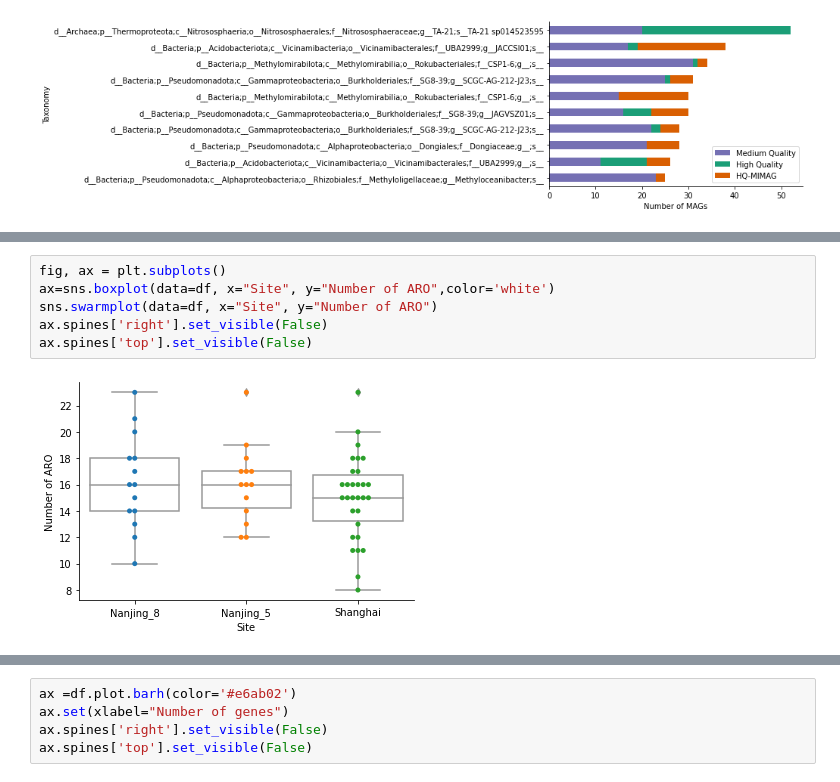
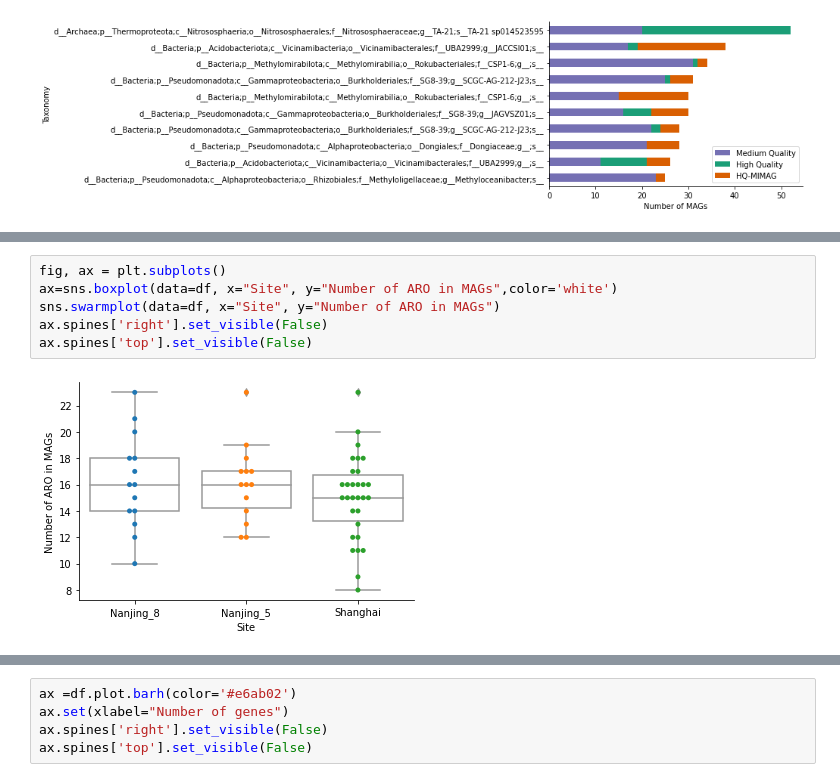
Before and after one commit to BigDataBiology/Duan2026_urban_soil, a Jupyter notebook: analysis/analysis.ipynb, the cells around one changed output, grey strips where cells are left out. Drawn from its saved outputs; the diff is of its cells as text.

```diff
--- a/analysis/analysis.ipynb
+++ b/analysis/analysis.ipynb
@@ -427,8 +427,8 @@ df
 # %%
 fig, ax = plt.subplots()
-ax=sns.boxplot(data=df, x="Site", y="Number of ARO",color='white')
-sns.swarmplot(data=df, x="Site", y="Number of ARO")
+ax=sns.boxplot(data=df, x="Site", y="Number of ARO in MAGs",color='white')
+sns.swarmplot(data=df, x="Site", y="Number of ARO in MAGs")
 ax.spines['right'].set_visible(False)
 ax.spines['top'].set_visible(False)
 # %% [output]
-[figure, old version]
+[figure, new version]
```
Also changed, not shown: parts of 15 cells of this notebook, 10 other files.
